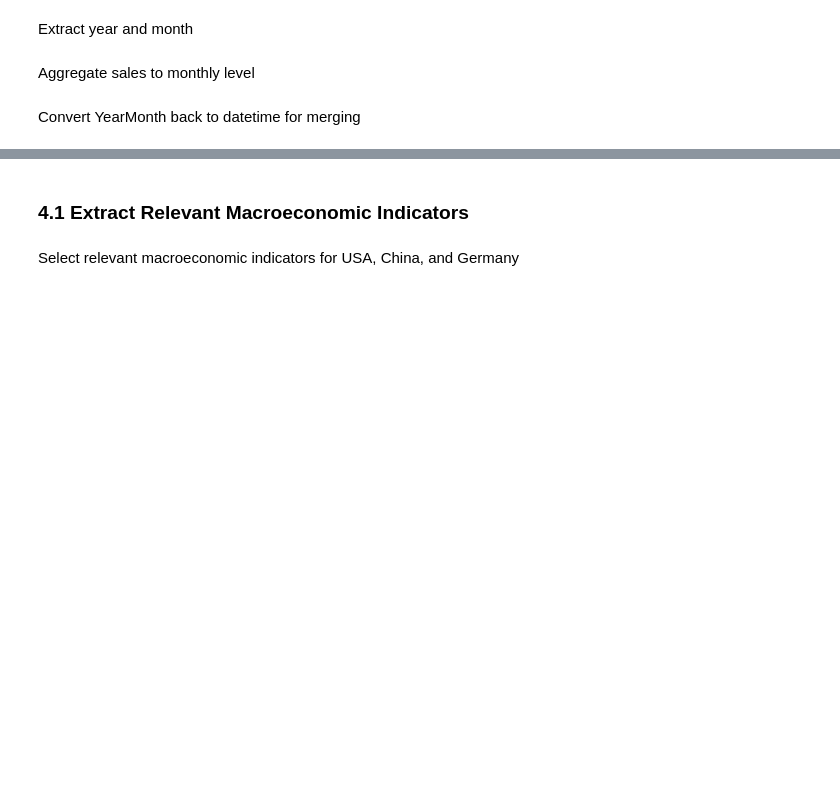
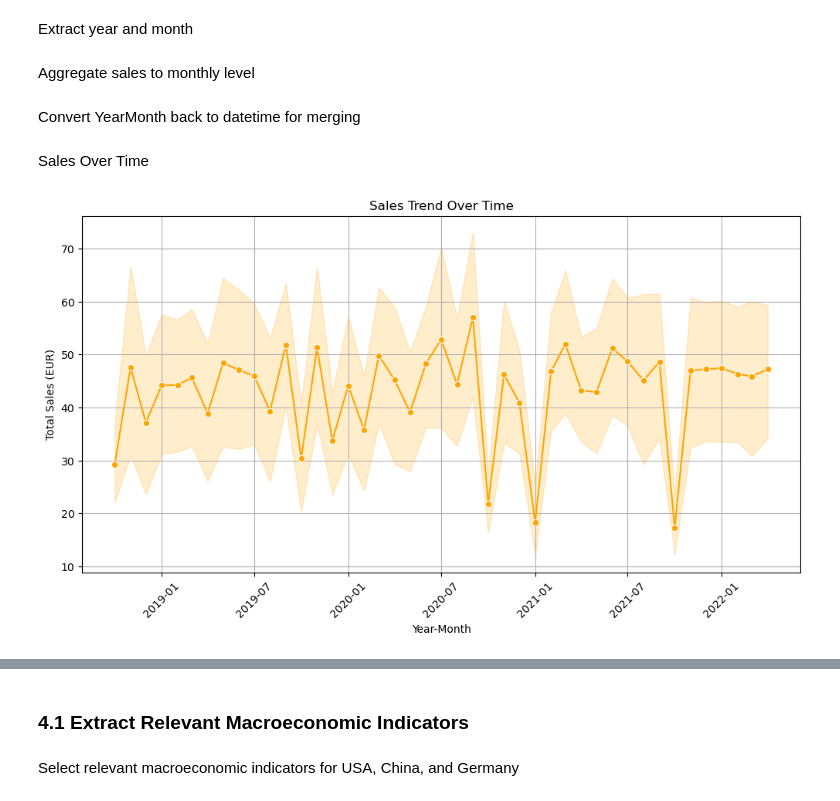
Before and after one commit to gugaaa1904/BC, a Jupyter notebook: Case 2.ipynb, the cells around one changed output, grey strips where cells are left out. Cells and saved outputs as stored; diff of their text form; code cells hidden in the pictures; blank space fills up the shorter version.

Commit message:
more visualizations

```diff
--- a/Case 2.ipynb
+++ b/Case 2.ipynb
@@ -226,3 +226,16 @@ monthly_sales = sales_data.groupby(['YearMonth', 'Mapped_GCK'], as_index=False).
 Convert YearMonth back to datetime for merging
 # %%
 monthly_sales['YearMonth'] = pd.to_datetime(monthly_sales['YearMonth']) + pd.offsets.MonthBegin(0)
+# %% [markdown]
+Sales Over Time
+# %%
+plt.figure(figsize=(12, 6))
+sns.lineplot(data=monthly_sales, x="YearMonth", y="Sales_EUR", marker="o", linestyle="-", color="orange")
+plt.xticks(rotation=45)
+plt.xlabel("Year-Month")
+plt.ylabel("Total Sales (EUR)")
+plt.title("Sales Trend Over Time")
+plt.grid(True)
+plt.show()
+# %% [output]
+[figure, added]
```
Also changed, not shown: parts of 15 cells of this notebook.
